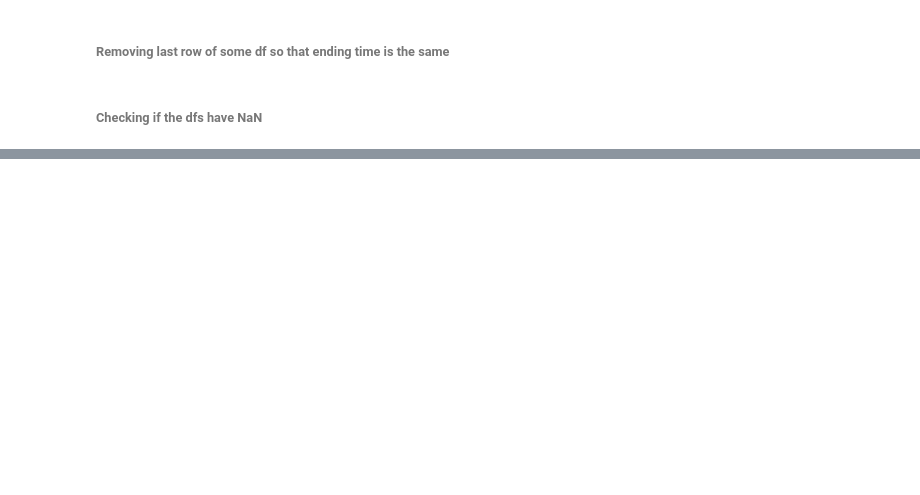
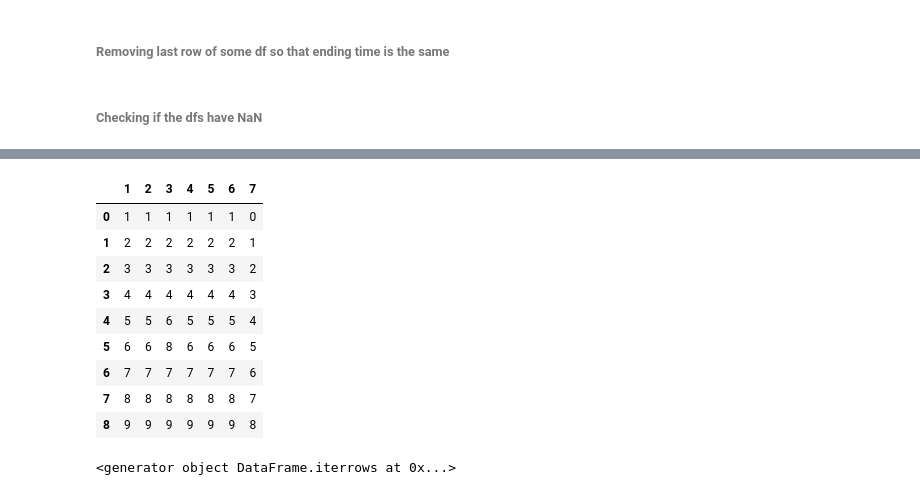
Before and after one commit to rshamsy/Summer-Research, a Jupyter notebook: dataExp.ipynb, the cells around one changed output, grey strips where cells are left out. Saved outputs shown, nothing was run; the diff lists cells and outputs as text; code cells hidden in the pictures; blank space fills up the shorter version.

```diff
--- a/dataExp.ipynb
+++ b/dataExp.ipynb
@@ -368,0 +533,19 @@ m2kWh_tot.loc[8,'ts']>m2kWh_tot.loc[7,'ts']
+# %%
+testdf = pd.DataFrame({'1':[1,2,3,4,5,6,7,8,9],'2':[1,2,3,4,5,6,7,8,9],'3':[1,2,3,4,6,8,7,8,9],'4':[1,2,3,4,5,6,7,8,9],'5':[1,2,3,4,5,6,7,8,9],'6':[1,2,3,4,5,6,7,8,9],'7':np.arange(9)})
+# %%
+testdf
+# %% [output]
+|  | 1 | 2 | 3 | 4 | 5 | 6 | 7 |
+| 0 | 1 | 1 | 1 | 1 | 1 | 1 | 0 |
+| 1 | 2 | 2 | 2 | 2 | 2 | 2 | 1 |
+| 2 | 3 | 3 | 3 | 3 | 3 | 3 | 2 |
+| 3 | 4 | 4 | 4 | 4 | 4 | 4 | 3 |
+| 4 | 5 | 5 | 6 | 5 | 5 | 5 | 4 |
+| 5 | 6 | 6 | 8 | 6 | 6 | 6 | 5 |
+| 6 | 7 | 7 | 7 | 7 | 7 | 7 | 6 |
+| 7 | 8 | 8 | 8 | 8 | 8 | 8 | 7 |
+| 8 | 9 | 9 | 9 | 9 | 9 | 9 | 8 |
+# %%
+testdf.iterrows()
+# %% [output]
+<generator object DataFrame.iterrows at 0x...>
```
Also changed, not shown: parts of 20 cells of this notebook.
